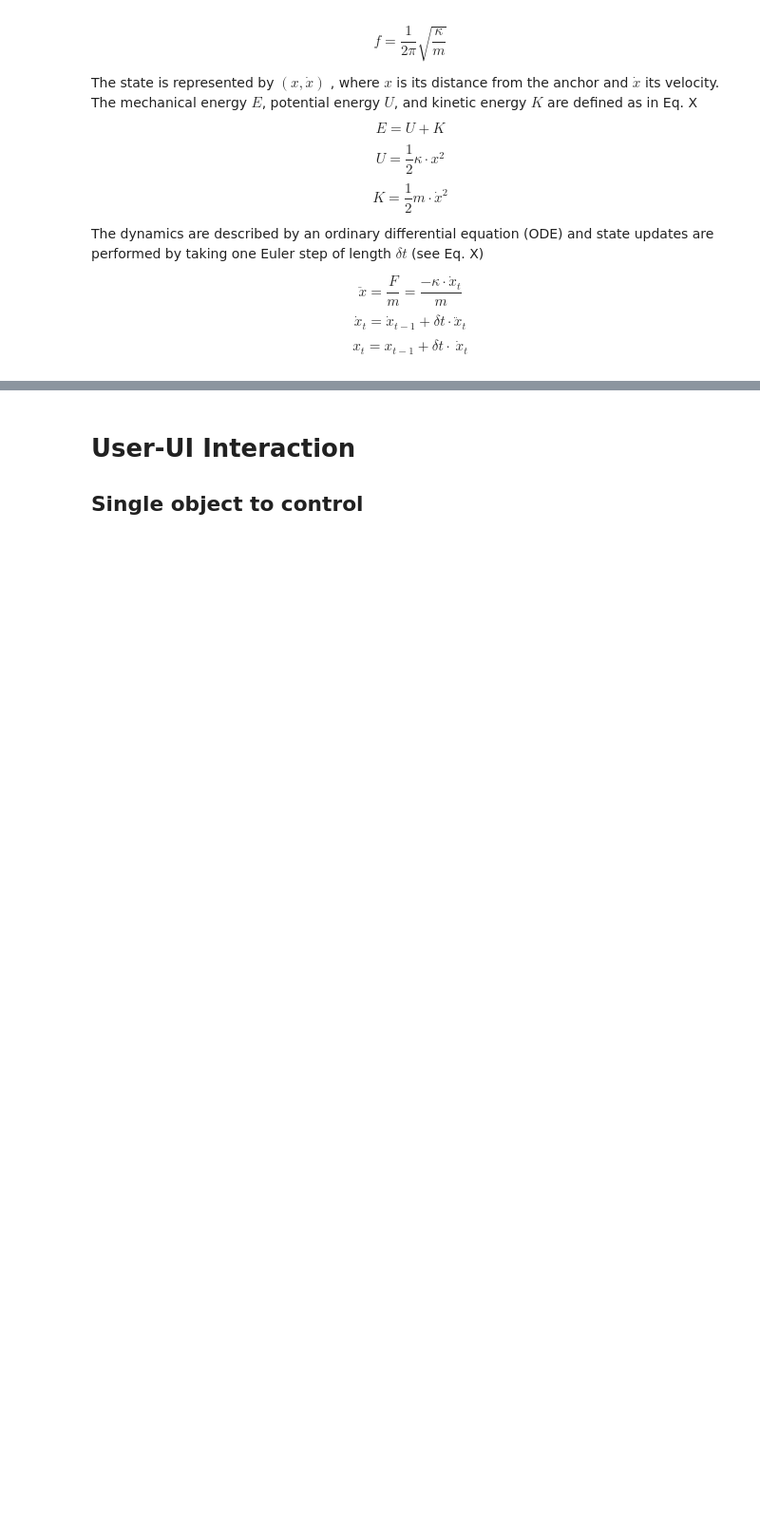
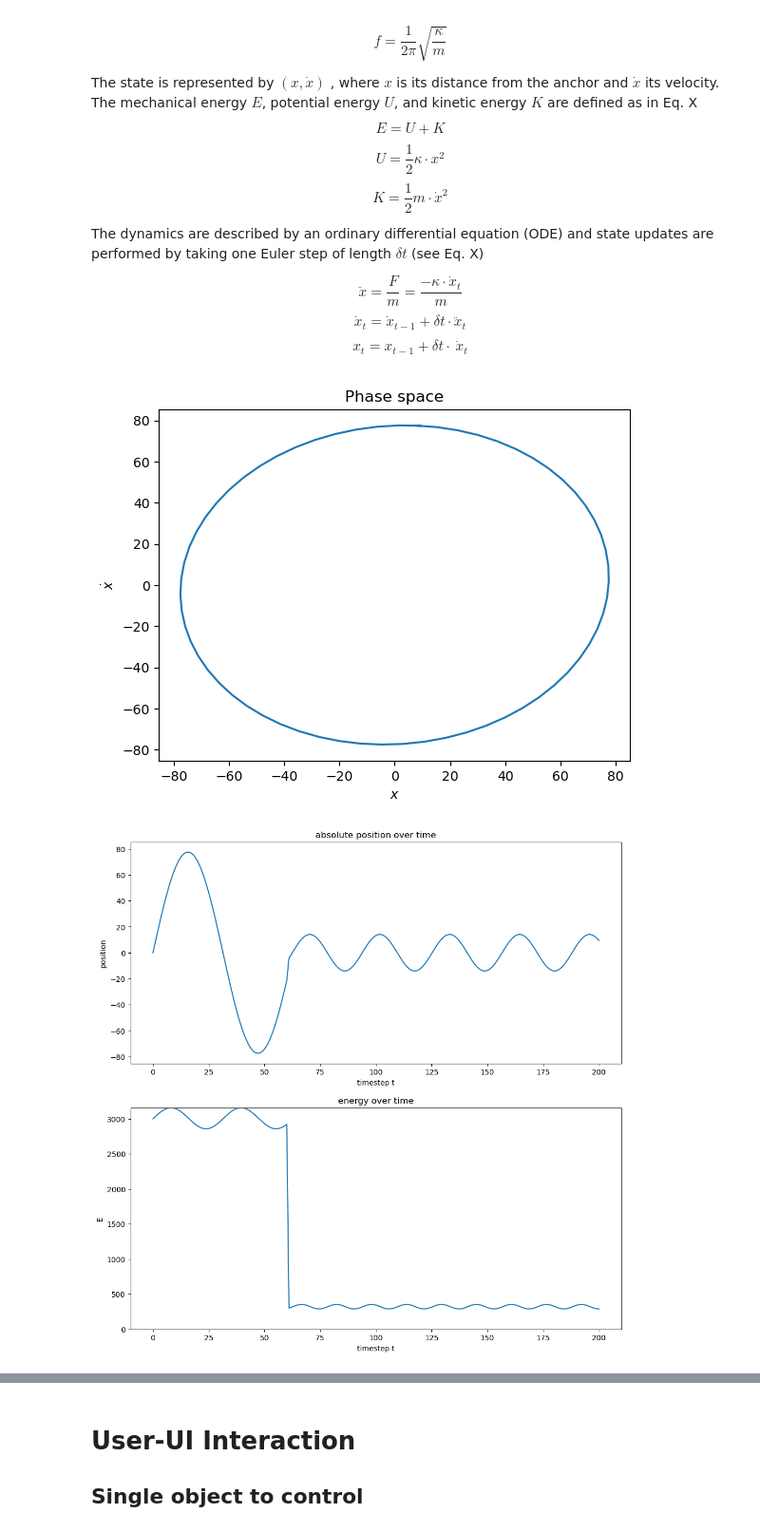
Before and after one commit to drsstein/ai_workshop_2023, a Jupyter notebook: notebooks/harmonic_oscillator_target_selection.ipynb, the cells around one changed output, grey strips where cells are left out. Shown at 95% size. Drawn from its saved outputs; the diff is of its cells as text; code cells hidden in the pictures; blank space fills up the shorter version.

```diff
--- a/notebooks/harmonic_oscillator_target_selection.ipynb
+++ b/notebooks/harmonic_oscillator_target_selection.ipynb
@@ -159,24 +157,29 @@ class HarmonicOscillator():
     def frequency(self):
       return 1/(2*np.pi) * np.sqrt(self.spring / self.mass)
 
-    def set_frequency(self, f):
+    def set_frequency(self, f, atol=1e-2):
+      do_update = np.abs(f - self.frequency()) > atol
+      e_before = self.energy()
       ratio = (2*np.pi*f)**2
-      self.spring = ratio * self.mass_start
+      self.spring = do_update * ratio * self.mass_start + (1-do_update) * self.spring
+      factor = e_before/self.energy()
+      self.spring = self.spring * factor * do_update + (1-do_update) * self.spring
+      self.mass = self.mass * factor * do_update + (1-do_update) * self.mass
 
     def set_energy(self, energy):
       u = self.potential_energy()
       k = self.kinetic_energy()
-      e = u + k
+      e = self.energy()
       factor = energy/e
-      u_target = u * factor
-      self.x = np.sqrt(2 * u_target / self.spring) * np.sign(self.x)
-      k_target = k * factor
-      self.v = np.sqrt(2 * k_target / self.mass) * np.sign(self.v)
+      dx = self.x - self.anchor
+      self.x = np.sqrt(2 * u * factor / self.spring) * np.sign(dx) + self.anchor
+      self.v = np.sqrt(2 * k * factor / self.mass) * np.sign(self.v)
 
     def potential_energy(self, x=None, spring=None):
       x = self.x if x is None else x
+      dx = x - self.anchor
       spring = self.spring if spring is None else spring
-      return 0.5 * spring * (x - self.anchor)**2
+      return 0.5 * spring * dx**2
 
     def kinetic_energy(self, v=None, mass=None):
       v = self.v if v is None else v
@@ -221,21 +224,15 @@ class HarmonicOscillator():
       self.anchor = action
       dx = self.x - self.anchor
       a = self.ddot_x(dx)
-      v = self.v + self.dt * a
-      x = self.x + self.dt * v
-
-      # boundary condition: limit energy
-      e = self.energy(x=x, v=v)
-      factor = np.minimum(1, self.energy_max / e)
-      # re-estimate step with scaled parameters
-      spring = self.spring * factor
-      mass = self.mass * factor
-      a = self.ddot_x(dx, spring=spring, mass=mass)
       self.v = self.v + self.dt * a
       self.x = self.x + self.dt * self.v
 
+      # boundary condition: limit energy
+      e = self.energy()
+      self.set_energy(np.minimum(e, self.energy_max))
+
       return {'x': self.x, 'v': self.v,
-              'debug': {'energy': self.energy(spring=spring, mass=mass), 'mass': mass, 'spring': spring}
+              'debug': {'energy': self.energy(), 'mass': self.mass, 'spring': self.spring}
              }
 
     def plot_phase_space(self, axis=None):
@@ -265,36 +262,39 @@ agent.reset()
 agent.plot_phase_space()
 
 os = [agent.reset()]
 for i in range(num_steps):
-  if i > 100:
+  if i == 60:
     # change frequency
     f = agent.frequency()
     e = agent.energy()
     # change energy
-    agent.set_frequency(f*1.05)
-    agent.set_energy(e)
+    agent.set_energy(e*0.1)
+    agent.set_frequency(f*2.)
     #agent.set_energy(e*0.99)
     #agent.plot_phase_space(axis=plt.gca())
     #print(e, '->', agent.energy())
 
   os.append(agent.step())
 
 fig, axes = plt.subplots(2, 1, figsize=(2*6, 12))
 
 plt.sca(axes[0])
 plt.title('absolute position over time')
 xs = [o['x'] for o in os]
 plt.plot(xs)
 plt.ylabel('position')
 plt.xlabel('timestep t')
 
 plt.sca(axes[1])
 plt.title('energy over time')
 es = [o['debug']['energy'] for o in os]
 plt.plot(es)
 plt.ylabel('E')
 plt.xlabel('timestep t')
 plt.ylim([0, np.max(es)]);
+# %% [output]
+[figure, added]
+[figure, added]
 # %%
 # debug copy constructor
 ho = agent.copy()
```
Also changed, not shown: parts of 17 cells of this notebook.
